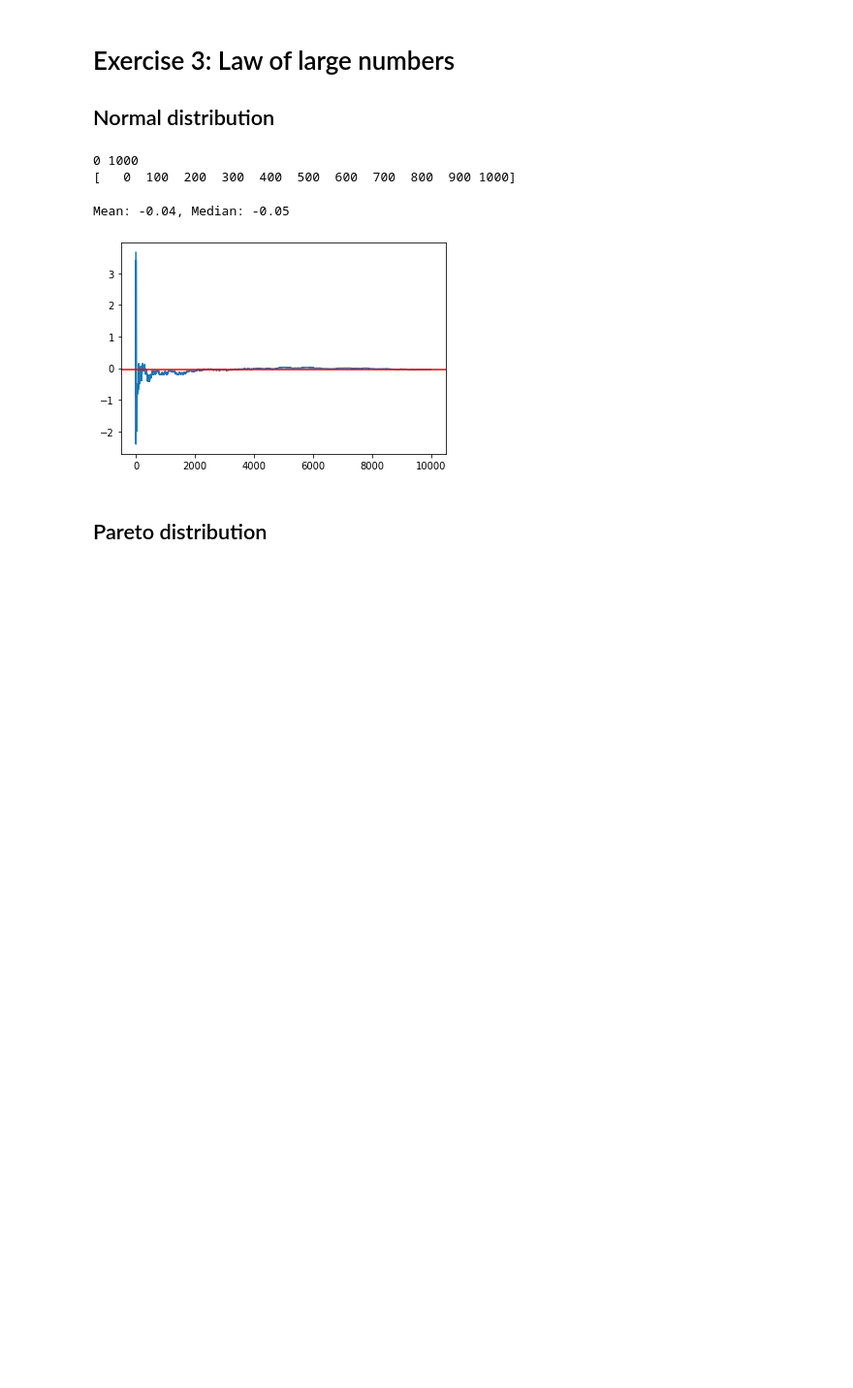
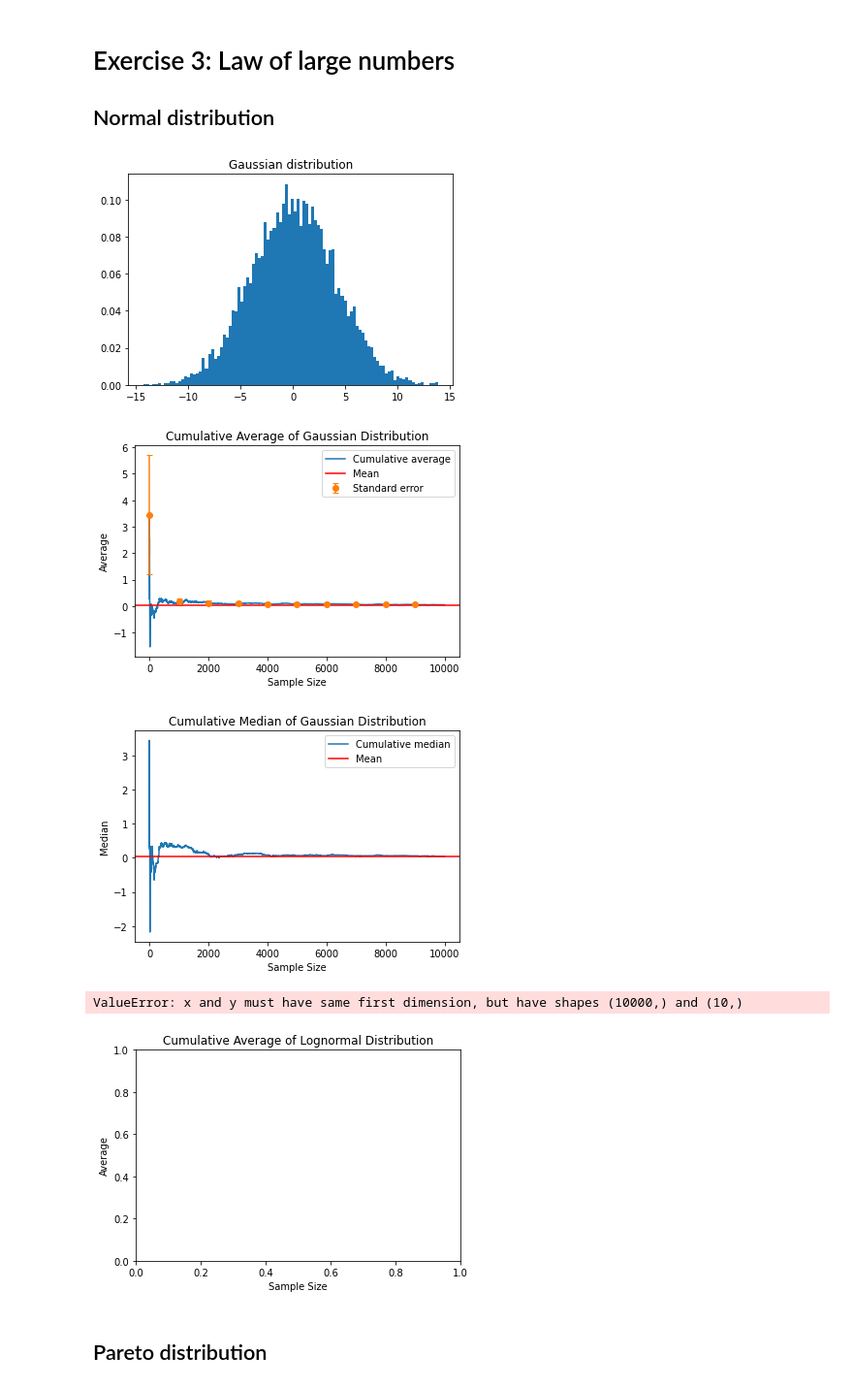
Before and after one commit to c-wejendorp/ComSocSciAssignment1Group1, a Jupyter notebook: Assignment1Group1.ipynb, the cells around one changed output. Shown at 97% size. Saved outputs shown, nothing was run; the diff lists cells and outputs as text; code cells hidden in the pictures; blank space fills up the shorter version.

```diff
--- a/Assignment1Group1.ipynb
+++ b/Assignment1Group1.ipynb
@@ -100,46 +53,43 @@ def analyze_sample(Y):  # Get all relevant statistics (don't plot here)
-# %%
-X = np.arange(0, 1001, 100)
-print(X[0], X[-1])
-print(X)
-# %% [output]
-0 1000
-[   0  100  200  300  400  500  600  700  800  900 1000]
 # %%
-np.random.seed(69)
-
 # 1) Gaussian sampling
-n = 10_000
 mu, sigma = 0, 4
-Y = np.random.standard_normal(n) * sigma + mu
+Y = np.random.standard_normal(num_samples) * sigma + mu
+cum_avg, cum_SE, cum_med, mean, median = analyze_sample(Y)
 
 # 2) Plot distribution
-# plt.hist(Y, bins=100, density=True)
-# plt.title('Gaussian distribution')
-# plt.show()
+plt.hist(Y, bins=100, density=True)
+plt.title('Gaussian distribution')
+plt.show()
 
-cum_avg, cum_SE, cum_med, mean, median = analyze_sample(Y)
-# X = np.arange(0, n)
-# plt.plot(X, cum_avg, label='Cumulative average')
+# 6) Plot cumulative average and standard error
+plt.title('Cumulative Average of Gaussian Distribution')
+plt.xlabel('Sample Size'); plt.ylabel('Average')
+# X = np.arange(0, num_samples)
+plt.plot(X, cum_avg, label='Cumulative average')
 
-# X = np.arange(1, n+1, 1_000)
+# X_ = np.arange(1, num_samples+1, 1_000)  # Error bar - Only plot every 1000th point for ease of viewing
+cum_avg = [cum_avg[x] for x in X_]
+cum_SE = [cum_SE[x] for x in X_]
+plt.errorbar(X_, cum_avg, yerr=cum_SE, fmt='o', capsize=3, label='Standard error')
+plt.axhline(mean, color='r', label='Mean')
+plt.legend()
+plt.show()
 
-# cum_avg = [cum_avg[x] for x in X]
-# cum_SE = [cum_SE[x] for x in X]
-# plt.errorbar(X, cum_avg, yerr=cum_SE, fmt='o', capsize=3)
-# plt.axhline(mean, color='r', label='Mean')
-# plt.show()
-
-# 7) Cumulative median
-cum_med = [np.median(Y[:i]) for i in range(1, n+1)]
-
-# 8) Plot stuff
-X = np.arange(0, n)
+# 8) Plot cumulative median and distribution median
+plt.title('Cumulative Median of Gaussian Distribution')
+plt.xlabel('Sample Size'); plt.ylabel('Median')
 plt.plot(X, cum_med, label='Cumulative median')
 plt.axhline(median, color='r', label='Mean')
+plt.legend()
 plt.show()
+
+plot_cum_mean_median(cum_avg, cum_SE, cum_med, mean, median)
 # %% [output]
+[figure, new version]
+[figure, added]
+[figure, added]
-Mean: -0.04, Median: -0.05
+ValueError: x and y must have same first dimension, but have shapes (10000,) and (10,)
-[figure, old version]
+[figure, added]
 # %% [markdown]
 ## Pareto distribution
 # %%
```
Also changed, not shown: parts of 18 cells of this notebook.
